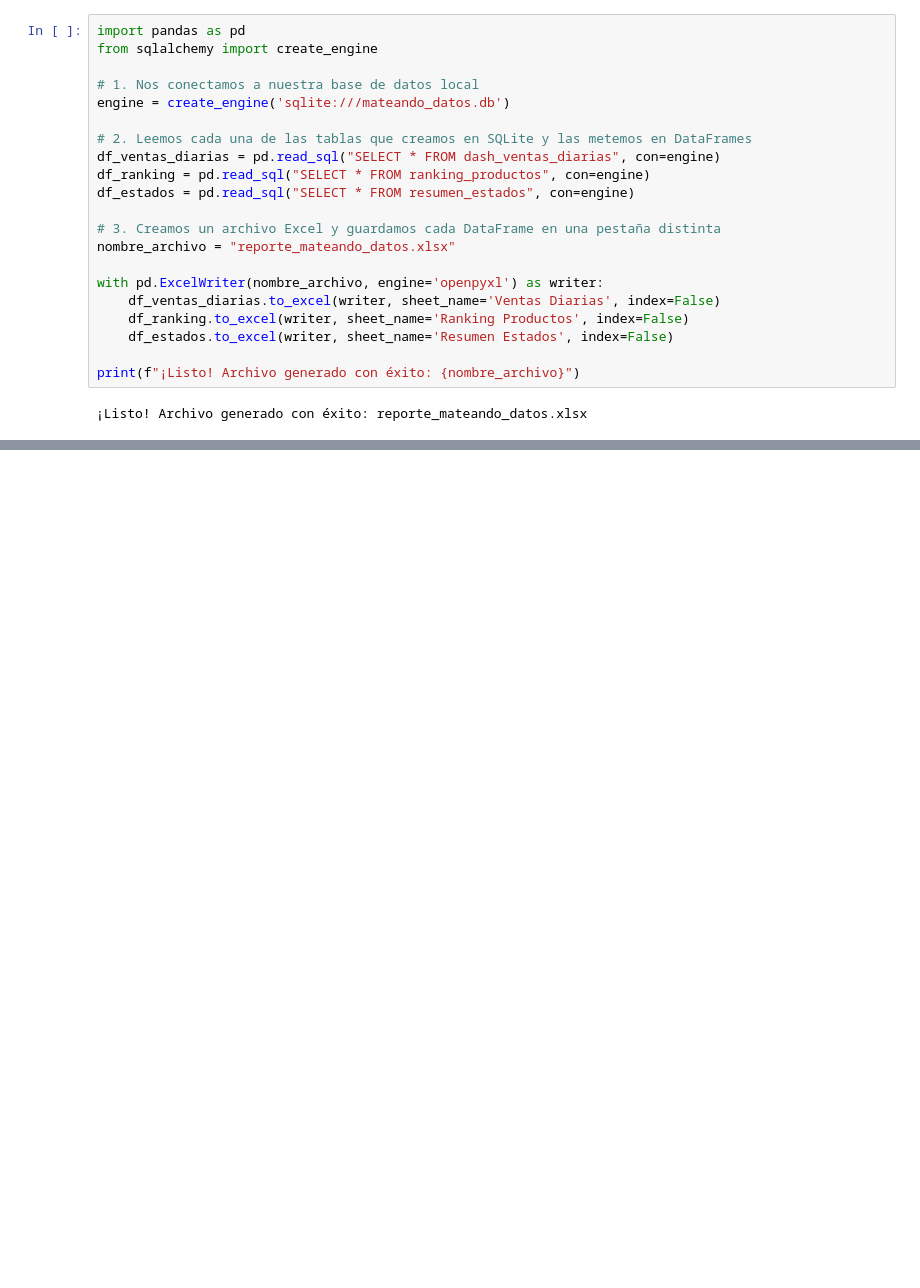
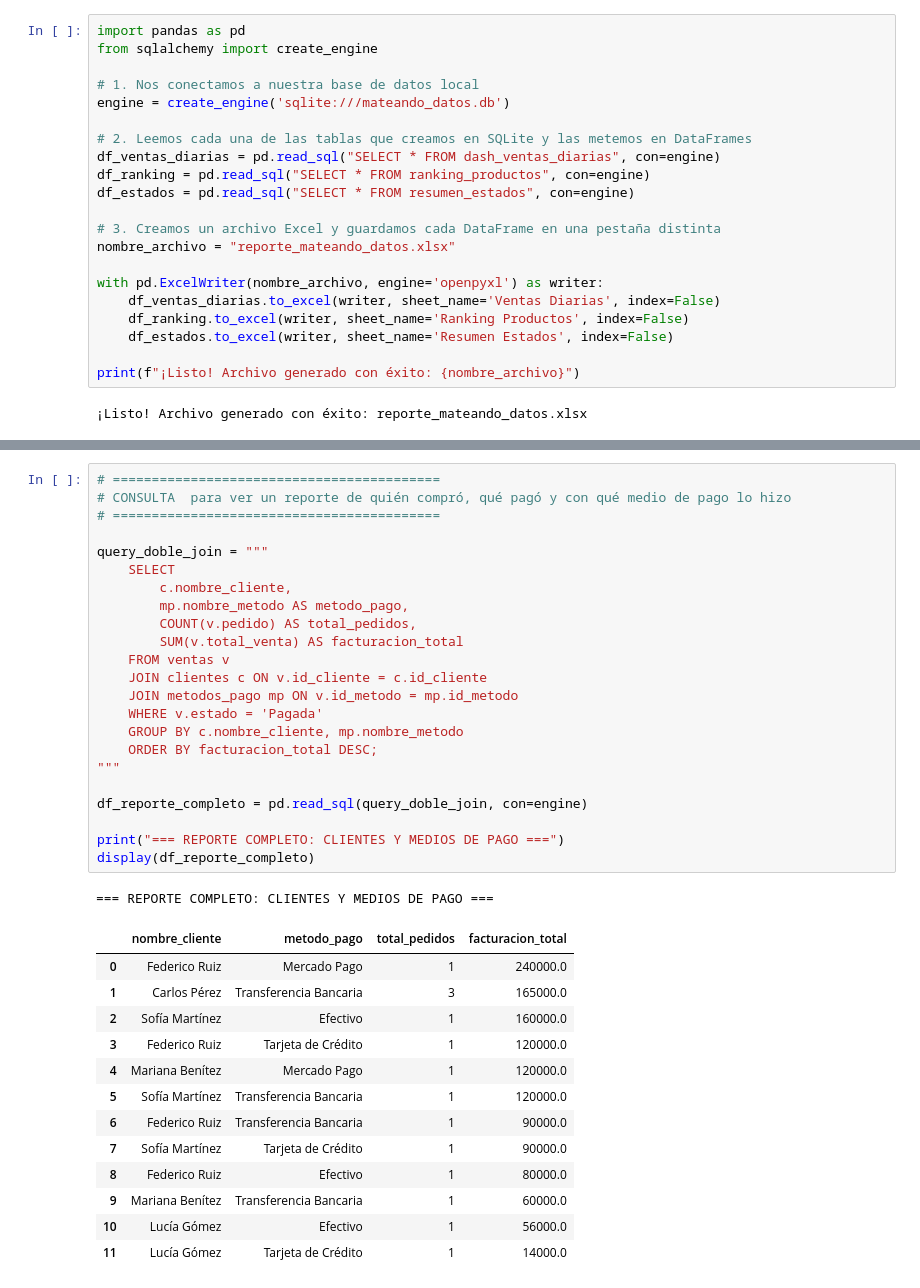
Before and after one commit to FacundoRoman01/data-mateando, a Jupyter notebook: analisis_datos.ipynb, the cells around one changed output, grey strips where cells are left out. Saved outputs shown, nothing was run; the diff lists cells and outputs as text; blank space fills up the shorter version.

Commit message:
feat: add payment methods report and Looker Studio dashboard integration

```diff
--- a/analisis_datos.ipynb
+++ b/analisis_datos.ipynb
@@ -335,0 +526,38 @@ print(f"¡Listo! Archivo generado con éxito: {nombre_archivo}")
+# %%
+# ==========================================
+# CONSULTA  para ver un reporte de quién compró, qué pagó y con qué medio de pago lo hizo
+# ==========================================
+
+query_doble_join = """
+    SELECT
+        c.nombre_cliente,
+        mp.nombre_metodo AS metodo_pago,
+        COUNT(v.pedido) AS total_pedidos,
+        SUM(v.total_venta) AS facturacion_total
+    FROM ventas v
+    JOIN clientes c ON v.id_cliente = c.id_cliente
+    JOIN metodos_pago mp ON v.id_metodo = mp.id_metodo
+    WHERE v.estado = 'Pagada'
+    GROUP BY c.nombre_cliente, mp.nombre_metodo
+    ORDER BY facturacion_total DESC;
+"""
+
+df_reporte_completo = pd.read_sql(query_doble_join, con=engine)
+
+print("=== REPORTE COMPLETO: CLIENTES Y MEDIOS DE PAGO ===")
+display(df_reporte_completo)
+# %% [output]
+=== REPORTE COMPLETO: CLIENTES Y MEDIOS DE PAGO ===
+|  | nombre_cliente | metodo_pago | total_pedidos | facturacion_total |
+| 0 | Federico Ruiz | Mercado Pago | 1 | 240000.0 |
+| 1 | Carlos Pérez | Transferencia Bancaria | 3 | 165000.0 |
+| 2 | Sofía Martínez | Efectivo | 1 | 160000.0 |
+| 3 | Federico Ruiz | Tarjeta de Crédito | 1 | 120000.0 |
+| 4 | Mariana Benítez | Mercado Pago | 1 | 120000.0 |
+| 5 | Sofía Martínez | Transferencia Bancaria | 1 | 120000.0 |
+| 6 | Federico Ruiz | Transferencia Bancaria | 1 | 90000.0 |
+| 7 | Sofía Martínez | Tarjeta de Crédito | 1 | 90000.0 |
+| 8 | Federico Ruiz | Efectivo | 1 | 80000.0 |
+| 9 | Mariana Benítez | Transferencia Bancaria | 1 | 60000.0 |
+| 10 | Lucía Gómez | Efectivo | 1 | 56000.0 |
+| 11 | Lucía Gómez | Tarjeta de Crédito | 1 | 14000.0 |
```
Also changed, not shown: parts of 8 cells of this notebook, 3 other files.
